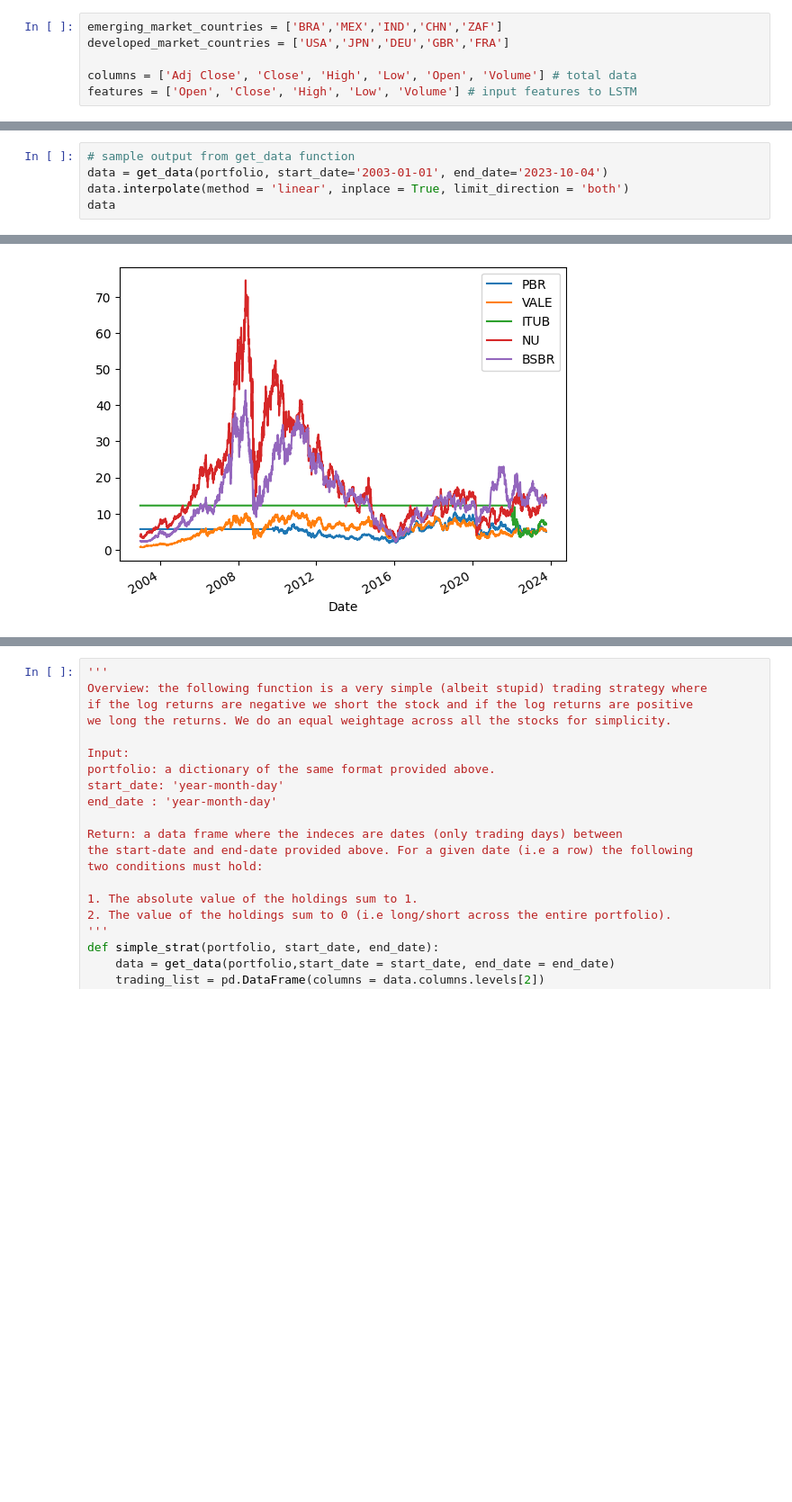
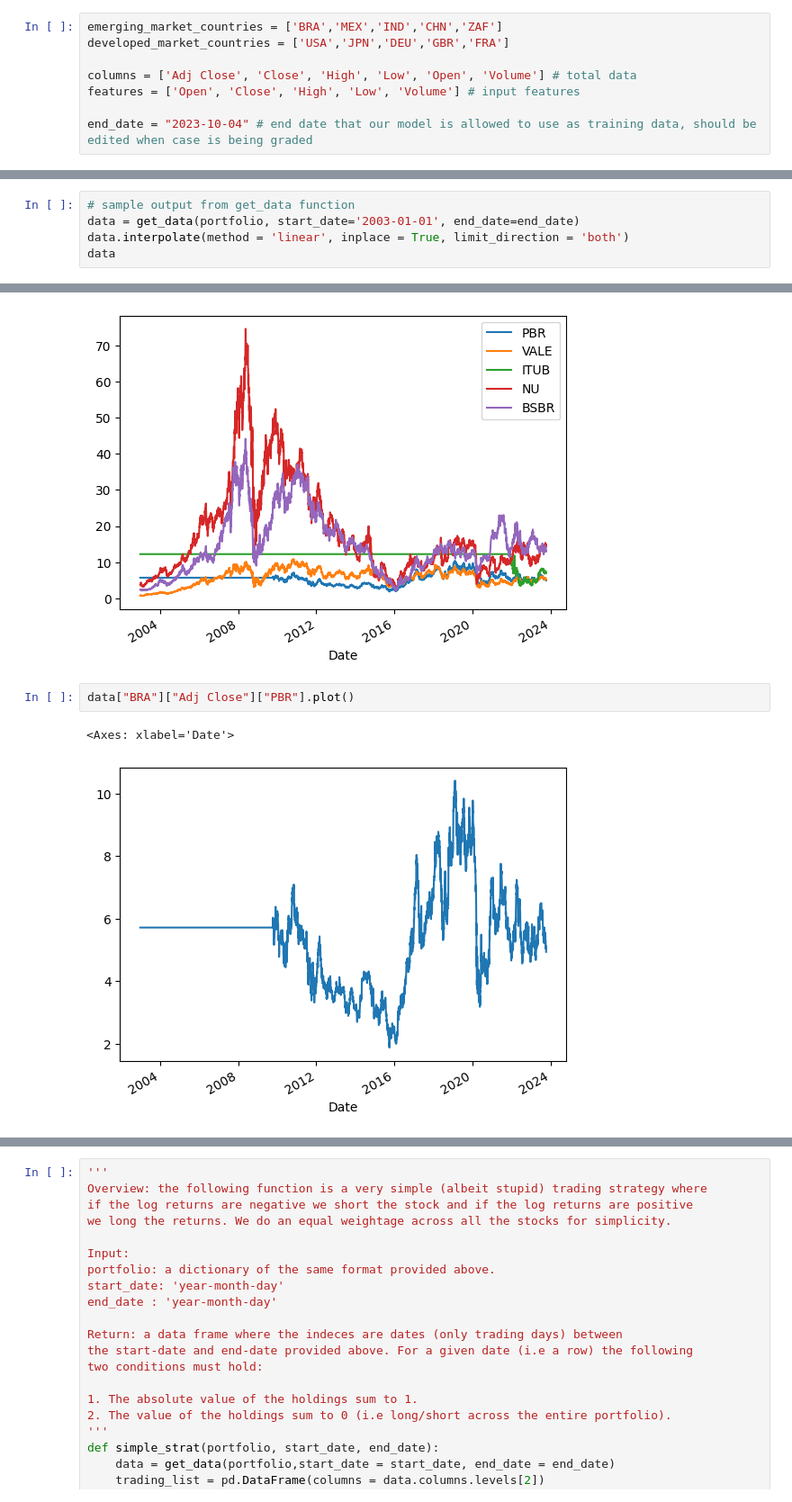
Before and after one commit to anaconda121/CTC, a Jupyter notebook: CTC_Systematic_Equities_Notebook.ipynb, the cells around one changed output, grey strips where cells are left out. Shown: that part at 90% size. Cells and saved outputs as stored; diff of their text form; blank space fills up the shorter version.

```diff
--- a/CTC_Systematic_Equities_Notebook.ipynb
+++ b/CTC_Systematic_Equities_Notebook.ipynb
@@ -35,7 +24,9 @@ emerging_market_countries = ['BRA','MEX','IND','CHN','ZAF']
 developed_market_countries = ['USA','JPN','DEU','GBR','FRA']
 
 columns = ['Adj Close', 'Close', 'High', 'Low', 'Open', 'Volume'] # total data
-features = ['Open', 'Close', 'High', 'Low', 'Volume'] # input features to LSTM
+features = ['Open', 'Close', 'High', 'Low', 'Volume'] # input features
+
+end_date = "2023-10-04" # end date that our model is allowed to use as training data, should be edited when case is being graded
 # %%
 # example of portfolio:
 # keys: countries, values: array of five stock tickers.
@@ -79,7 +70,7 @@ def get_data(portfolio, start_date, end_date):
     return data
 # %%
 # sample output from get_data function
-data = get_data(portfolio, start_date='2003-01-01', end_date='2023-10-04')
+data = get_data(portfolio, start_date='2003-01-01', end_date=end_date)
 data.interpolate(method = 'linear', inplace = True, limit_direction = 'both')
 data
 # %% [output]
@@ -108,5 +99,10 @@ data["BRA"]["Adj Close"].plot()
 # %% [output]
 <Axes: xlabel='Date'>
 [figure]
+# %%
+data["BRA"]["Adj Close"]["PBR"].plot()
+# %% [output]
+<Axes: xlabel='Date'>
+[figure, added]
 # %%
 def generate_normalized_individal_equity_data():
```
Also changed, not shown: parts of 20 cells of this notebook.
